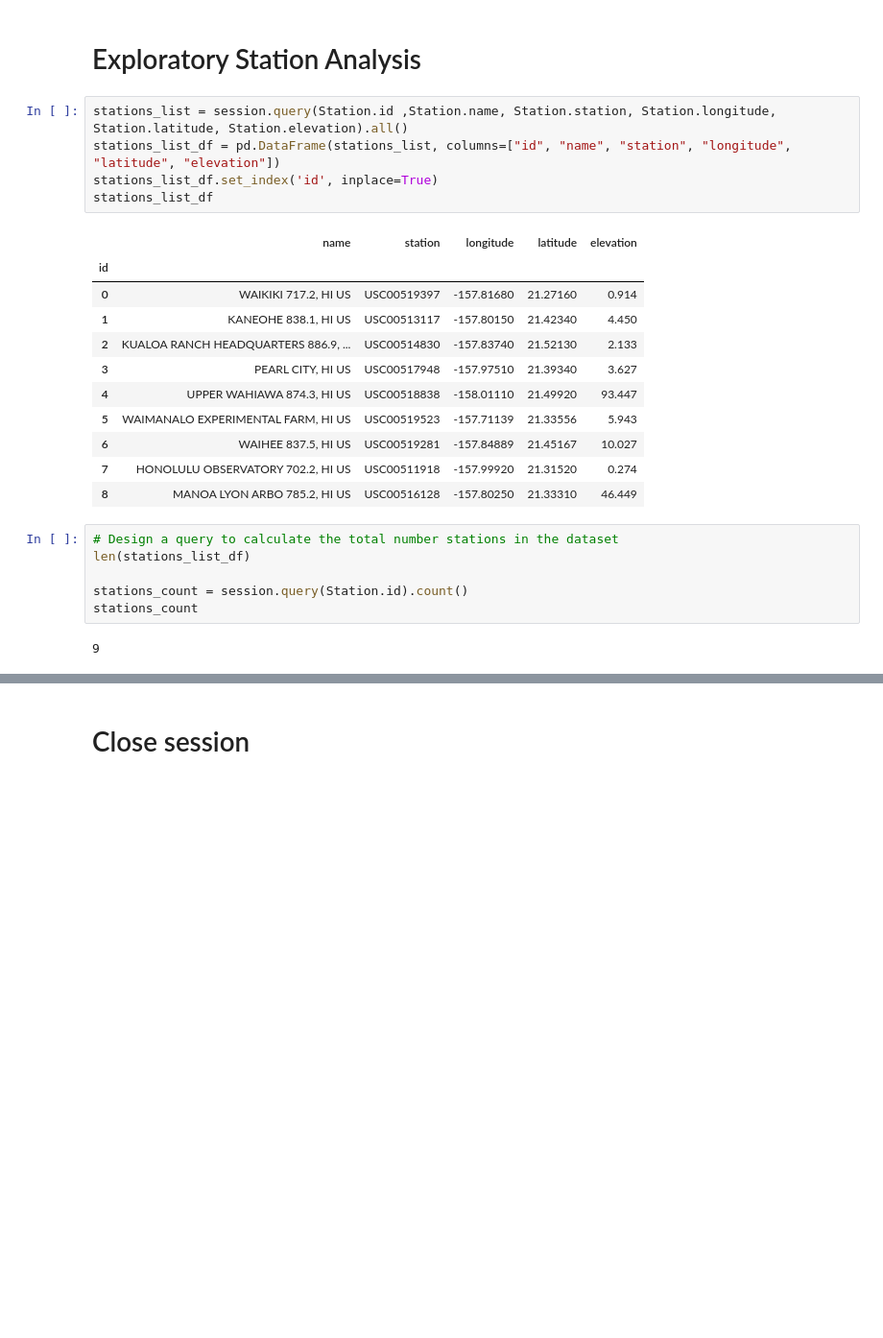
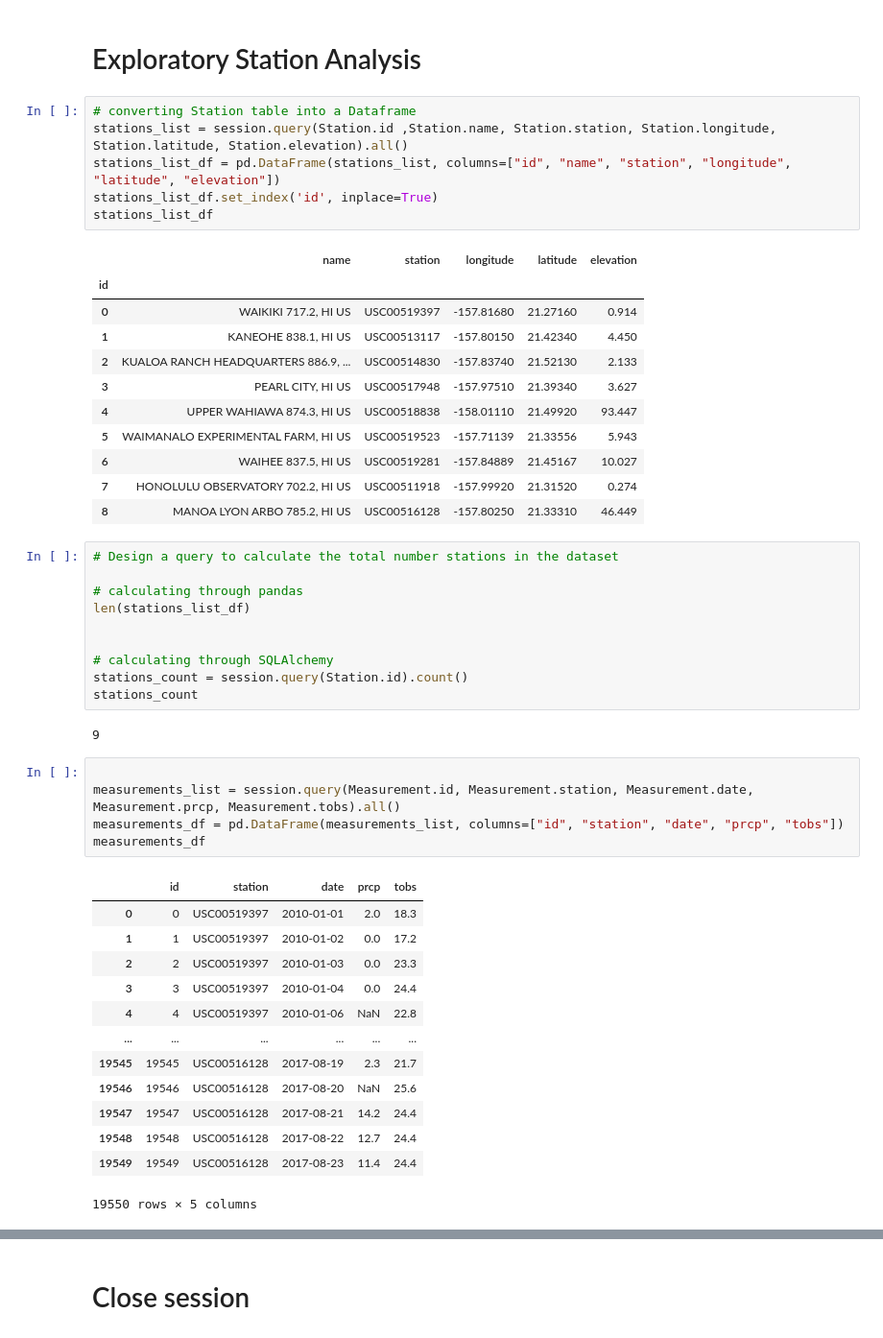
Before and after one commit to ubnas1/sqlalchemy-challenge, a Jupyter notebook: SurfsUp/climate_starter.ipynb, the cells around one changed output, grey strips where cells are left out. Shown at 96% size. Cells and saved outputs as stored; diff of their text form; blank space fills up the shorter version.

```diff
--- a/SurfsUp/climate_starter.ipynb
+++ b/SurfsUp/climate_starter.ipynb
@@ -157,6 +143,7 @@ The mean and median precipitation for last year is
 # %% [markdown]
 # Exploratory Station Analysis
 # %%
+# converting Station table into a Dataframe
 stations_list = session.query(Station.id ,Station.name, Station.station, Station.longitude, Station.latitude, Station.elevation).all()
 stations_list_df = pd.DataFrame(stations_list, columns=["id", "name", "station", "longitude", "latitude", "elevation"])
 stations_list_df.set_index('id', inplace=True)
@@ -175,9 +162,32 @@ stations_list_df
 | 8 | MANOA LYON ARBO 785.2, HI US | USC00516128 | -157.80250 | 21.33310 | 46.449 |
 # %%
 # Design a query to calculate the total number stations in the dataset
+
+# calculating through pandas
 len(stations_list_df)
 
+
+# calculating through SQLAlchemy
 stations_count = session.query(Station.id).count()
 stations_count
 # %% [output]
 9
+# %%
+
+measurements_list = session.query(Measurement.id, Measurement.station, Measurement.date, Measurement.prcp, Measurement.tobs).all()
+measurements_df = pd.DataFrame(measurements_list, columns=["id", "station", "date", "prcp", "tobs"])
+measurements_df
+# %% [output]
+|  | id | station | date | prcp | tobs |
+| 0 | 0 | USC00519397 | 2010-01-01 | 2.0 | 18.3 |
+| 1 | 1 | USC00519397 | 2010-01-02 | 0.0 | 17.2 |
+| 2 | 2 | USC00519397 | 2010-01-03 | 0.0 | 23.3 |
+| 3 | 3 | USC00519397 | 2010-01-04 | 0.0 | 24.4 |
+| 4 | 4 | USC00519397 | 2010-01-06 | NaN | 22.8 |
+| ... | ... | ... | ... | ... | ... |
+| 19545 | 19545 | USC00516128 | 2017-08-19 | 2.3 | 21.7 |
+| 19546 | 19546 | USC00516128 | 2017-08-20 | NaN | 25.6 |
+| 19547 | 19547 | USC00516128 | 2017-08-21 | 14.2 | 24.4 |
+| 19548 | 19548 | USC00516128 | 2017-08-22 | 12.7 | 24.4 |
+| 19549 | 19549 | USC00516128 | 2017-08-23 | 11.4 | 24.4 |
+19550 rows × 5 columns
```
Also changed, not shown: parts of 12 cells of this notebook.
